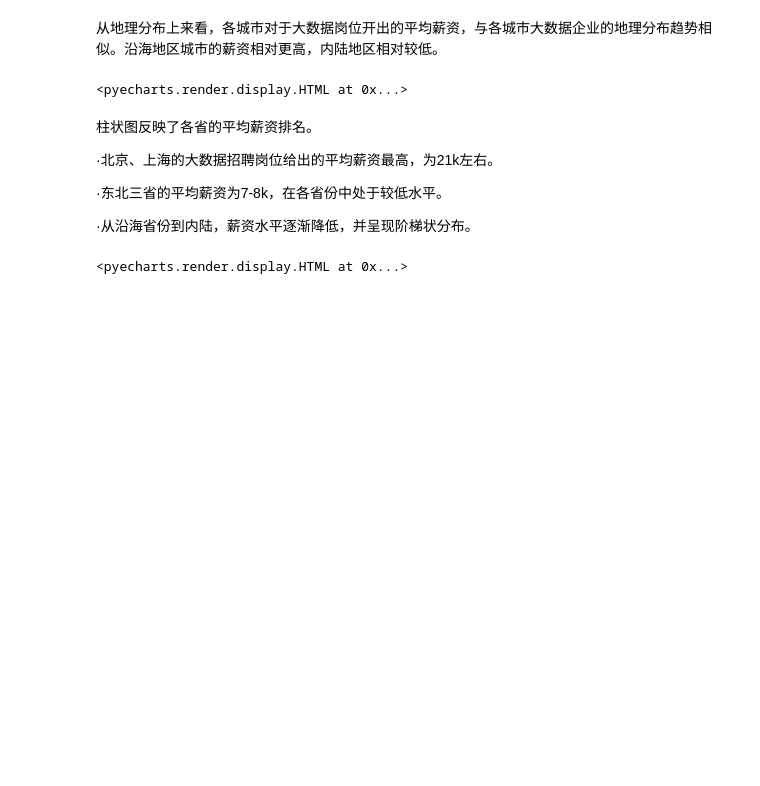
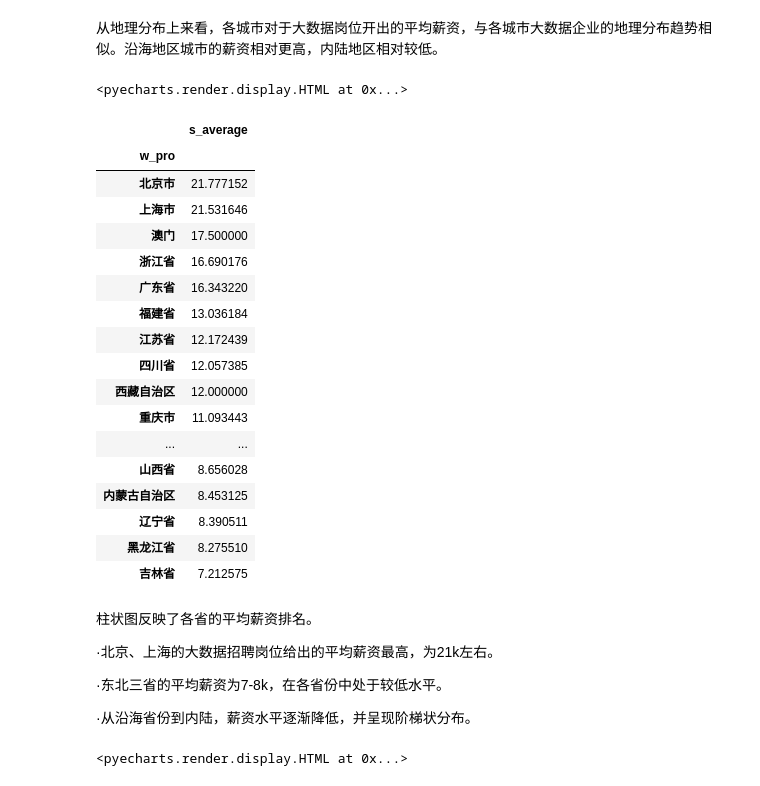
Before and after one commit to PluckySaltyfish/DM-Hiring-Information, a Jupyter notebook: EDA/city.ipynb, the cells around one changed output. Cells and saved outputs as stored; diff of their text form; code cells hidden in the pictures; blank space fills up the shorter version.

```diff
--- a/EDA/city.ipynb
+++ b/EDA/city.ipynb
@@ -124,7 +109,8 @@ m.render_notebook()
 # %% [markdown]
 从地理分布上来看，各城市对于大数据岗位开出的平均薪资，与各城市大数据企业的地理分布趋势相似。沿海地区城市的薪资相对更高，内陆地区相对较低。
 # %%
-pro_gp =data.pivot_table('s_average',index='w_pro')
+pro_gp = data.pivot_table('s_average',index='w_pro')
+pro_gp = pro_gp[pro_gp.index!=""]
 pro_gp = pro_gp.sort_values(by='s_average',ascending=False)
 
 x = list(pro_gp.index.values)
@@ -132,10 +118,31 @@ y = [int(x) for x in pro_gp.values]
 bar = Bar()
 bar.add_xaxis(x)
 bar.add_yaxis("",y,color= "#2c85ff")
-bar.set_global_opts(xaxis_opts=opts.AxisOpts(axislabel_opts=opts.LabelOpts(rotate=-45)))
+bar.set_global_opts(xaxis_opts=opts.AxisOpts(axislabel_opts=opts.LabelOpts(rotate=-65)))
 bar.render_notebook()
 # %% [output]
 <pyecharts.render.display.HTML at 0x...>
+# %%
+pro_gp[pro_gp.index!=""]
+# %% [output]
+|  | s_average |
+| w_pro |  |
+| 北京市 | 21.777152 |
+| 上海市 | 21.531646 |
+| 澳门 | 17.500000 |
+| 浙江省 | 16.690176 |
+| 广东省 | 16.343220 |
+| 福建省 | 13.036184 |
+| 江苏省 | 12.172439 |
+| 四川省 | 12.057385 |
+| 西藏自治区 | 12.000000 |
+| 重庆市 | 11.093443 |
+| ... | ... |
+| 山西省 | 8.656028 |
+| 内蒙古自治区 | 8.453125 |
+| 辽宁省 | 8.390511 |
+| 黑龙江省 | 8.275510 |
+| 吉林省 | 7.212575 |
 # %% [markdown]
 柱状图反映了各省的平均薪资排名。
 
```
Also changed, not shown: parts of 4 cells of this notebook, 9 other files.
